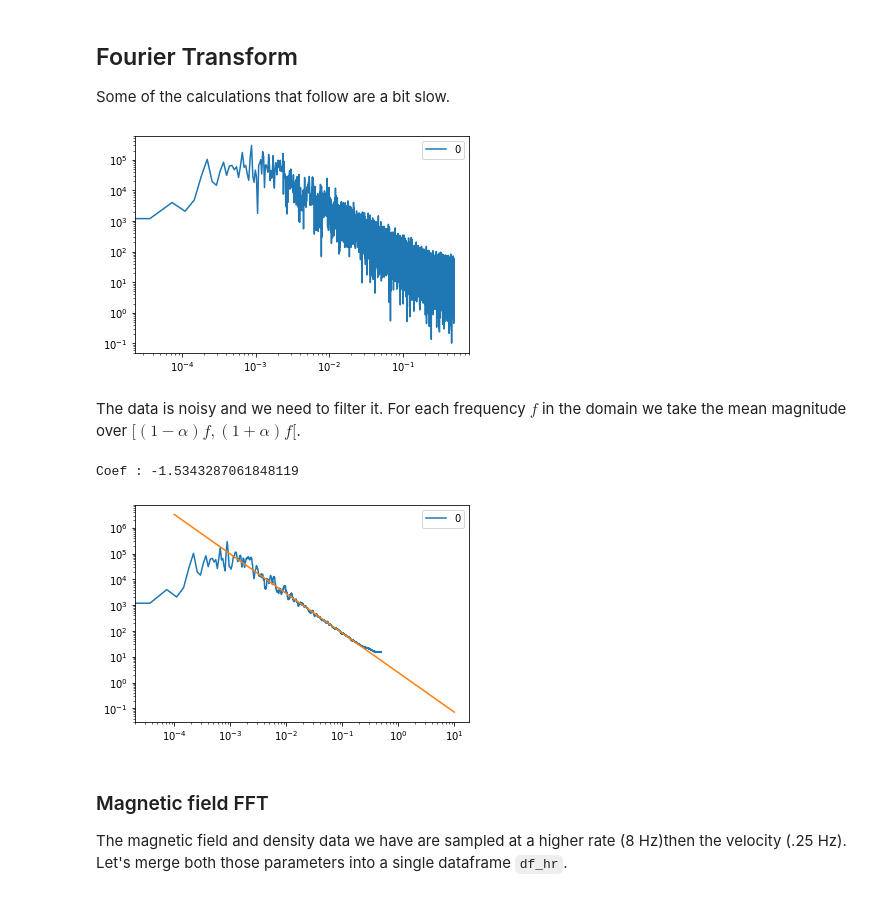
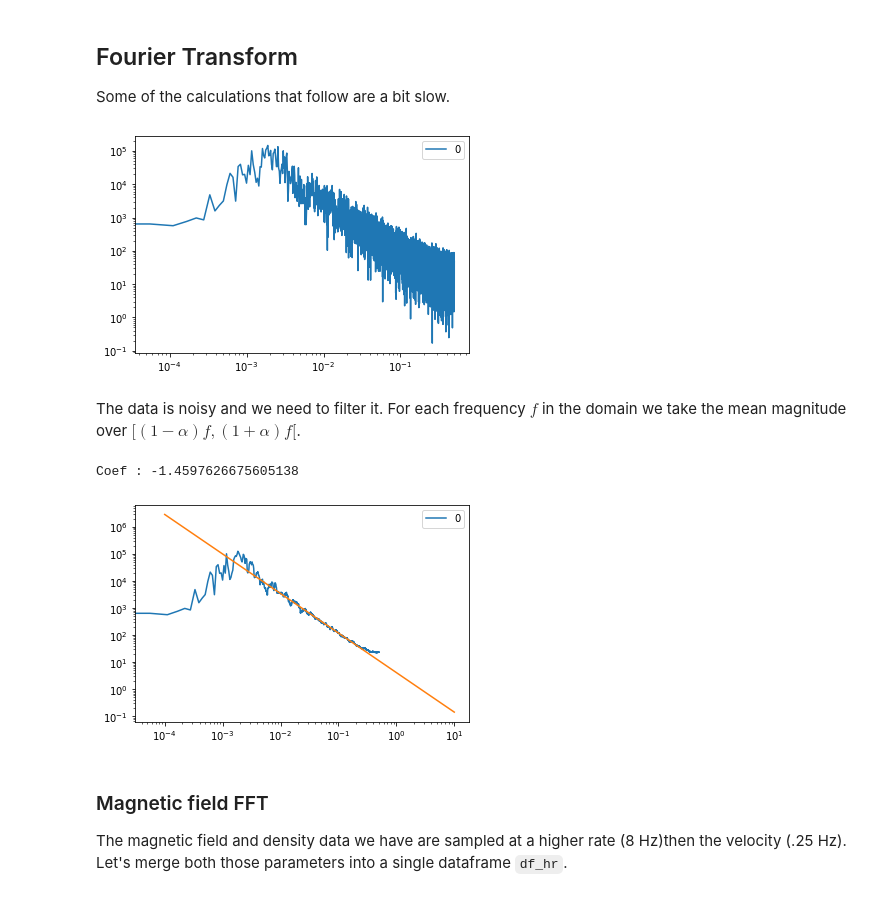
Before and after one commit to Dolgalad/solar_orbiter_notebooks, a Jupyter notebook: notebooks/alfvenic_slow_solar_wind.ipynb, the cells around one changed output. Cells and saved outputs as stored; diff of their text form; code cells hidden in the pictures.

```diff
--- a/notebooks/alfvenic_slow_solar_wind.ipynb
+++ b/notebooks/alfvenic_slow_solar_wind.ipynb
@@ -429,35 +429,35 @@ Some of the calculations that follow are a bit slow.
 from scipy.fft import fft, fftfreq, rfft, rfftfreq
 
 # v rtn
-#x = v_rtn_df - v_rtn_df.rolling(int(1200 / 4)).mean()
+x = v_rtn_df - v_rtn_df.rolling(int(1200 / 4)).mean()
 x = x.resample("4s").ffill().bfill()
 x = x - x.rolling(int(1200/4)).mean()
 x = x.ffill().bfill()
 
 #x = x.interpolate()
 x = x.dropna()#x.fillna(0)
 
 N = x.shape[0]
 
 sp_v = fft(x.values, axis=0)
 sp_v = np.sum(sp_v**2, axis=1)
 
 sp_v_freq = fftfreq(x.shape[0], 1.)
 
 sp_v = np.abs(sp_v[:N//2]) * 2./N
 
 sp_v_freq = sp_v_freq[:N//2]
 
 sp_v = pd.DataFrame(index=sp_v_freq, data=np.absolute(sp_v))
 sp_v = sp_v.dropna()
 
 fig, ax = plt.subplots(1,1)
 sp_v.plot(ax=ax)
 
 plt.xscale("log")
 plt.yscale("log")
 # %% [output]
-[figure, old version]
+[figure, new version]
 # %% [markdown]
 The data is noisy and we need to filter it. For each frequency $f$ in the domain we take the mean magnitude over $[(1 - \alpha) f, (1 + \alpha) f [$.
 # %%
@@ -503,8 +503,8 @@ plt.yscale("log")
 #plt.xlim([1e-4,1e1])
 #plt.ylim([1e-4,1e8])
 # %% [output]
-Coef : -1.5343287061848119
+Coef : -1.4597626675605138
-[figure, old version]
+[figure, new version]
 # %% [markdown]
 ### Magnetic field FFT
 
```
Also changed, not shown: parts of 8 cells of this notebook.
